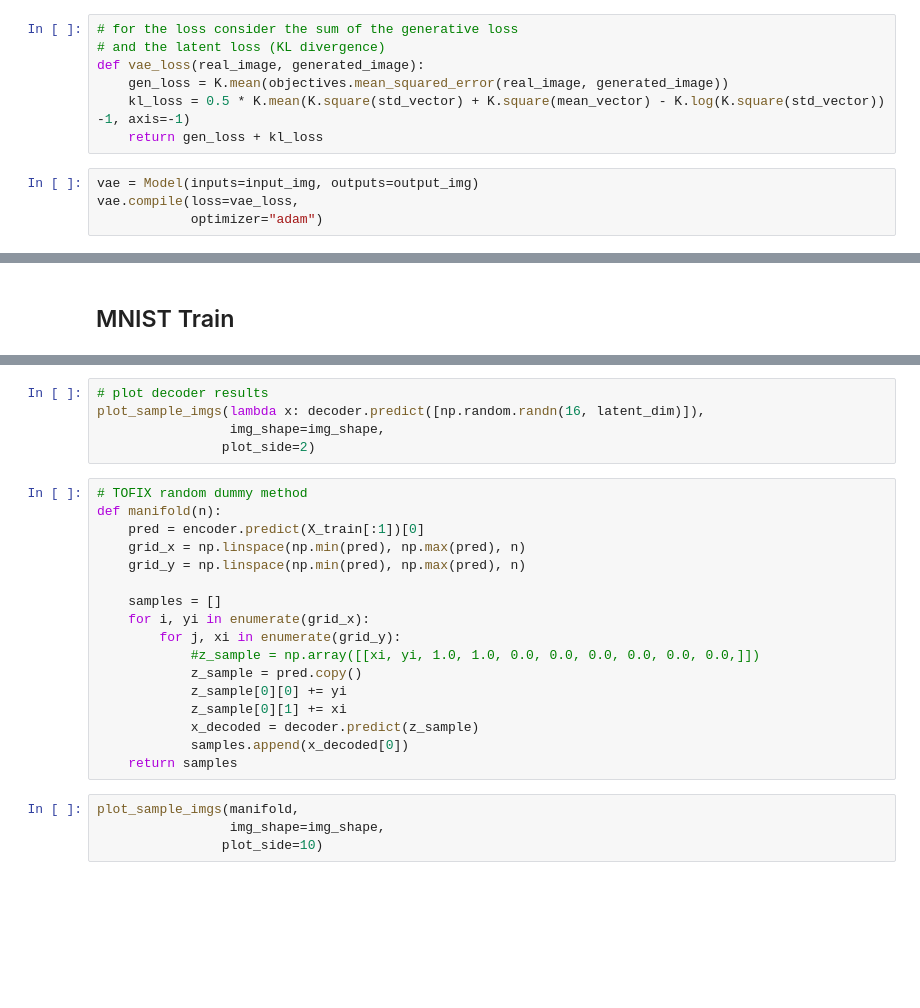
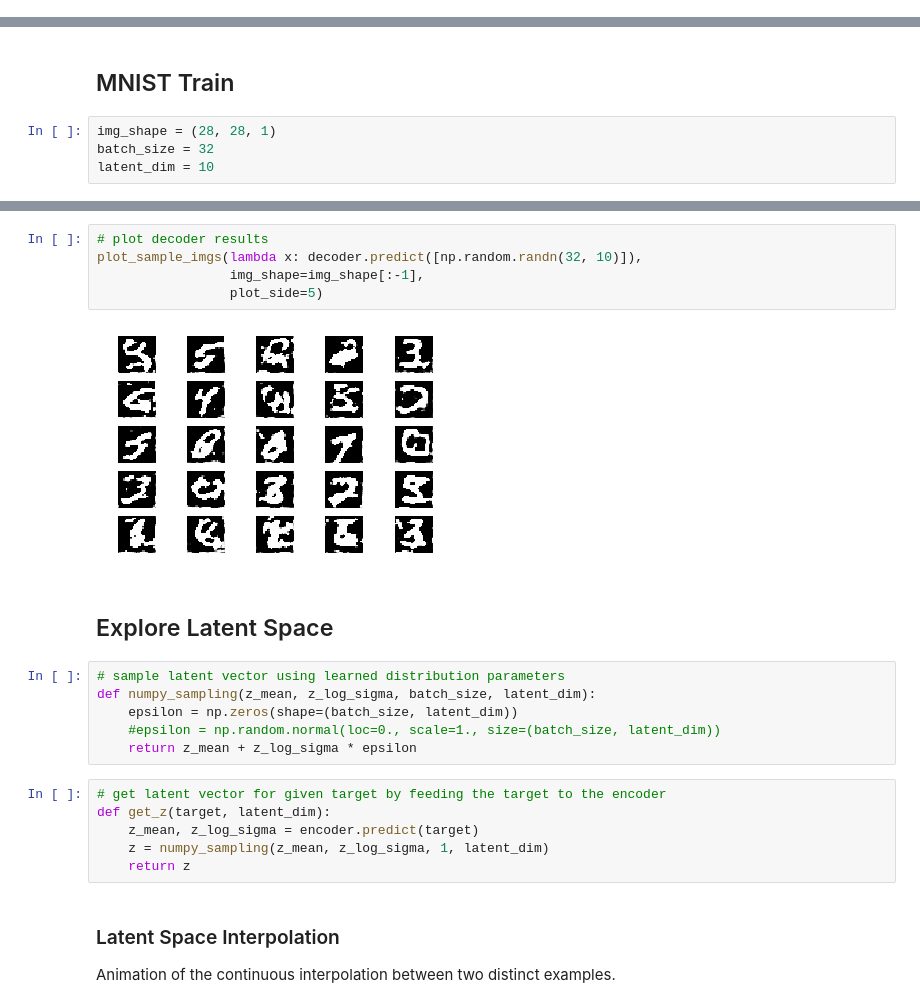
Before and after one commit to 5agado/data-science-learning, a Jupyter notebook: deep learning/Autoencoders.ipynb, the cells around one changed output, grey strips where cells are left out. Cells and saved outputs as stored; diff of their text form; blank space fills up the shorter version.

```diff
--- a/deep learning/Autoencoders.ipynb
+++ b/deep learning/Autoencoders.ipynb
@@ -282,11 +326,0 @@ output_img = decoder(latent_vector)
-# %%
-# for the loss consider the sum of the generative loss
-# and the latent loss (KL divergence)
-def vae_loss(real_image, generated_image):
-    gen_loss = K.mean(objectives.mean_squared_error(real_image, generated_image))
-    kl_loss = 0.5 * K.mean(K.square(std_vector) + K.square(mean_vector) - K.log(K.square(std_vector)) -1, axis=-1)
-    return gen_loss + kl_loss
-# %%
-vae = Model(inputs=input_img, outputs=output_img)
-vae.compile(loss=vae_loss,
-            optimizer="adam")
@@ -295,5 +364,9 @@ vae.summary()
 # %% [markdown]
 ## MNIST Train
+# %%
+img_shape = (28, 28, 1)
+batch_size = 32
+latent_dim = 10
 # %%
 # load mnist data using Keras
 (X_train, y_train), (X_test, y_test) = mnist.load_data()
@@ -342,26 +422,24 @@ plot_sample_imgs(lambda x: vae.predict(X_train[:32]),
 # %%
 # plot decoder results
-plot_sample_imgs(lambda x: decoder.predict([np.random.randn(16, latent_dim)]),
-                 img_shape=img_shape,
-                plot_side=2)
+plot_sample_imgs(lambda x: decoder.predict([np.random.randn(32, 10)]),
+                 img_shape=img_shape[:-1],
+                 plot_side=5)
+# %% [output]
+[figure, added]
-# %%
-# TOFIX random dummy method
-def manifold(n):
-    pred = encoder.predict(X_train[:1])[0]
-    grid_x = np.linspace(np.min(pred), np.max(pred), n)
-    grid_y = np.linspace(np.min(pred), np.max(pred), n)
-
-    samples = []
-    for i, yi in enumerate(grid_x):
-        for j, xi in enumerate(grid_y):
-            #z_sample = np.array([[xi, yi, 1.0, 1.0, 0.0, 0.0, 0.0, 0.0, 0.0, 0.0,]])
-            z_sample = pred.copy()
-            z_sample[0][0] += yi
-            z_sample[0][1] += xi
-            x_decoded = decoder.predict(z_sample)
-            samples.append(x_decoded[0])
-    return samples
-# %%
-plot_sample_imgs(manifold,
-                 img_shape=img_shape,
-                plot_side=10)
+# %% [markdown]
+## Explore Latent Space
+# %%
+# sample latent vector using learned distribution parameters
+def numpy_sampling(z_mean, z_log_sigma, batch_size, latent_dim):
+    epsilon = np.zeros(shape=(batch_size, latent_dim))
+    #epsilon = np.random.normal(loc=0., scale=1., size=(batch_size, latent_dim))
+    return z_mean + z_log_sigma * epsilon
+# %%
+# get latent vector for given target by feeding the target to the encoder
+def get_z(target, latent_dim):
+    z_mean, z_log_sigma = encoder.predict(target)
+    z = numpy_sampling(z_mean, z_log_sigma, 1, latent_dim)
+    return z
+# %% [markdown]
+### Latent Space Interpolation
+Animation of the continuous interpolation between two distinct examples.
```
Also changed, not shown: parts of 48 cells of this notebook, 1 other file.
